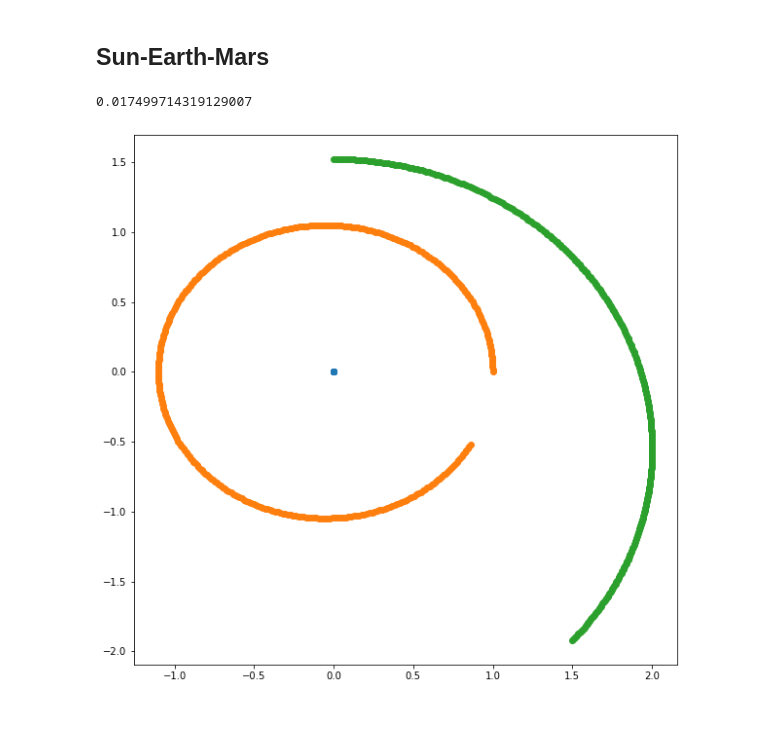
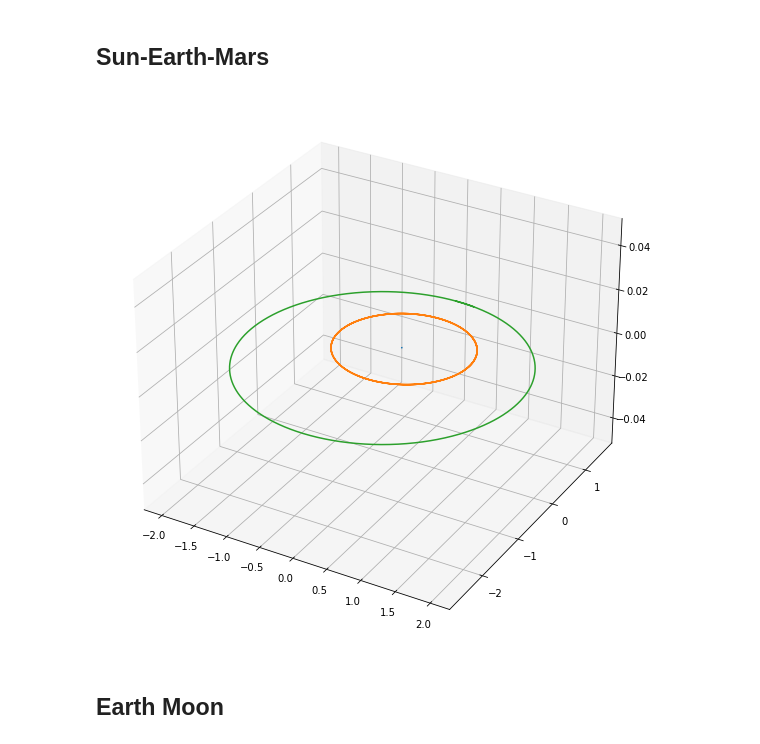
Before and after one commit to JannisZeller/stellarflow, a Jupyter notebook: testing_class.ipynb, the cells around one changed output. Cells and saved outputs as stored; diff of their text form; code cells hidden in the pictures; blank space fills up the shorter version.

```diff
--- a/testing_class.ipynb
+++ b/testing_class.ipynb
@@ -28,27 +79,22 @@ system.plot_history_3d()
 # %% [markdown]
 ## Sun-Earth-Mars
-# %%
-AU, ED = stf.System._AU, stf.System._ED
-print(30300./AU*ED)
-# %% [output]
-0.017499714319129007
 # %%
 X = np.array([
     [0., 0.,    0.], # Sun
     [1., 0.,    0.], # Earth
-    [0., 1.524, 0.] # Mars
+    [0., 1.524, 0.]  # Mars
 ])
 
 V = np.array([
     [0.,           0., 0.], # Sun
-    [0., 30300./AU*ED, 0.], # Earth
-    [27070./AU*ED, 0., 0.] # Mars
+    [0., 29290./AU*ED, 0.],  # Earth
+    [27070./AU*ED, 0., 0.],  # Mars
 ])
 
 M = np.array([
     1.,                # Sun
     3.0025e-6,         # Earth
-    0.107 * 3.0025e-6 # Mars
+    0.107 * 3.0025e-6  # Mars
 ])
 # %%
 SEM_system = stf.System(X, V, M)
@@ -57,4 +103,6 @@ SEM_system.simulation(1*365)
 # %%
-SEM_system.plot_history_2d()
+SEM_system.plot_history_3d()
 # %% [output]
-[figure, old version]
+[figure, new version]
+# %% [markdown]
+## Earth Moon
```
Also changed, not shown: parts of 25 cells of this notebook, 1 other file.
